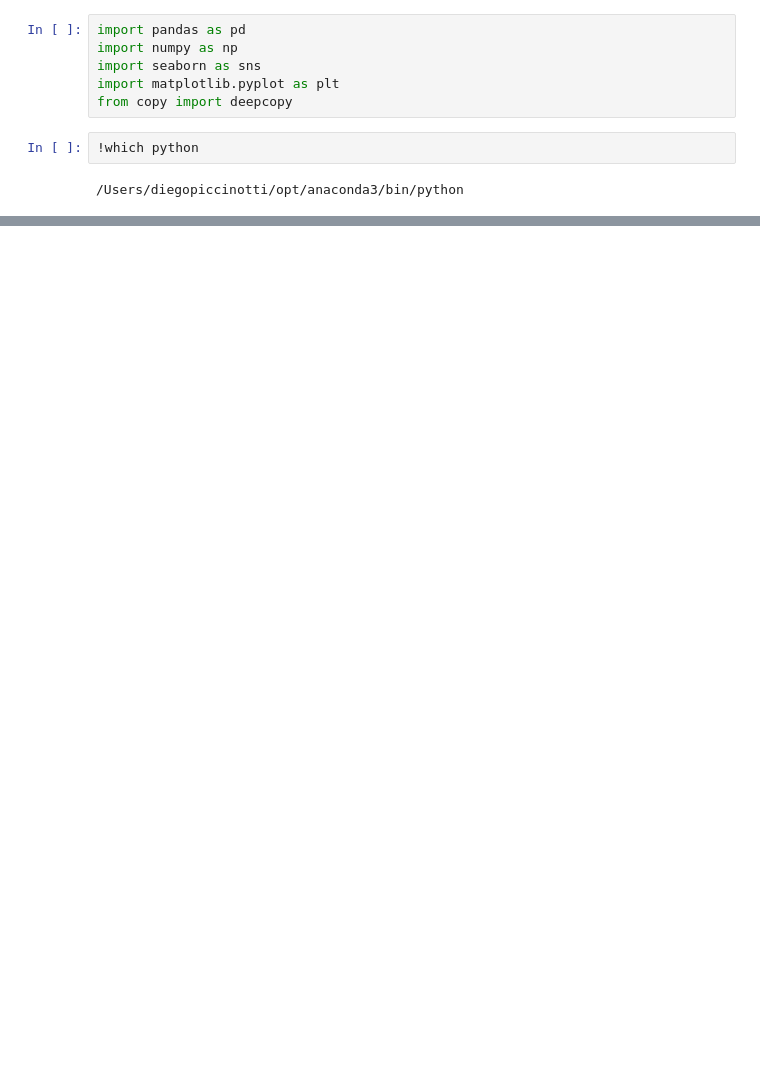
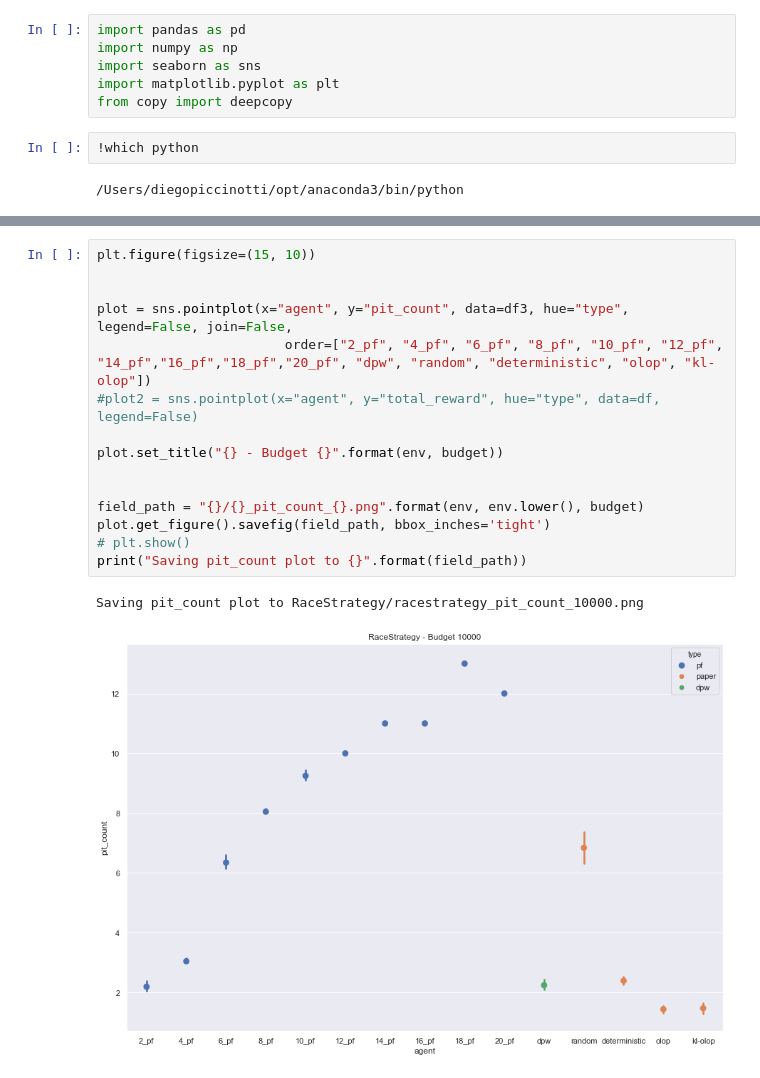
Before and after one commit to amarildolikmeta/alphazero_singleplayer, a Jupyter notebook: notebooks/Plot.ipynb, the cells around one changed output, grey strips where cells are left out. Saved outputs shown, nothing was run; the diff lists cells and outputs as text; blank space fills up the shorter version.

```diff
--- a/notebooks/Plot.ipynb
+++ b/notebooks/Plot.ipynb
@@ -105,0 +119,18 @@ Saving total_reward plot to RiverSwim/riverswim_total_reward_1000.png
+# %%
+plt.figure(figsize=(15, 10))
+
+
+plot = sns.pointplot(x="agent", y="pit_count", data=df3, hue="type", legend=False, join=False,
+                        order=["2_pf", "4_pf", "6_pf", "8_pf", "10_pf", "12_pf", "14_pf","16_pf","18_pf","20_pf", "dpw", "random", "deterministic", "olop", "kl-olop"])
+#plot2 = sns.pointplot(x="agent", y="total_reward", hue="type", data=df, legend=False)
+
+plot.set_title("{} - Budget {}".format(env, budget))
+
+
+field_path = "{}/{}_pit_count_{}.png".format(env, env.lower(), budget)
+plot.get_figure().savefig(field_path, bbox_inches='tight')
+# plt.show()
+print("Saving pit_count plot to {}".format(field_path))
+# %% [output]
+Saving pit_count plot to RaceStrategy/racestrategy_pit_count_10000.png
+[figure, added]
```
Also changed, not shown: parts of 4 cells of this notebook, 2 other files.
